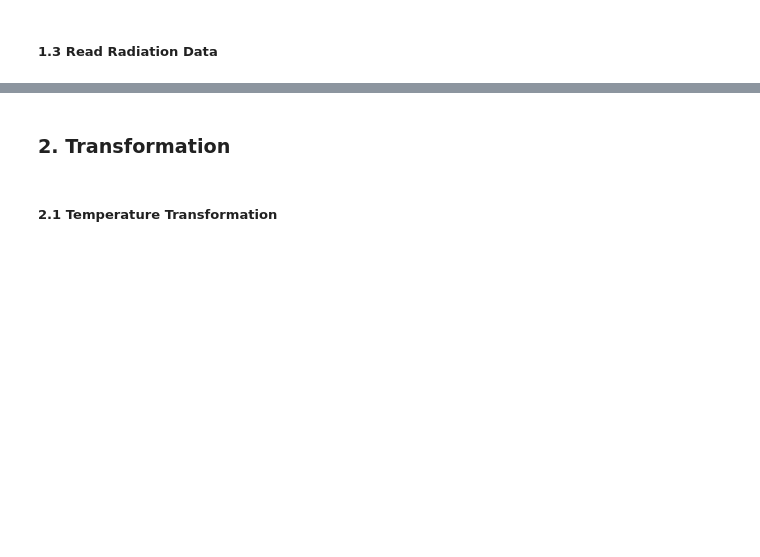
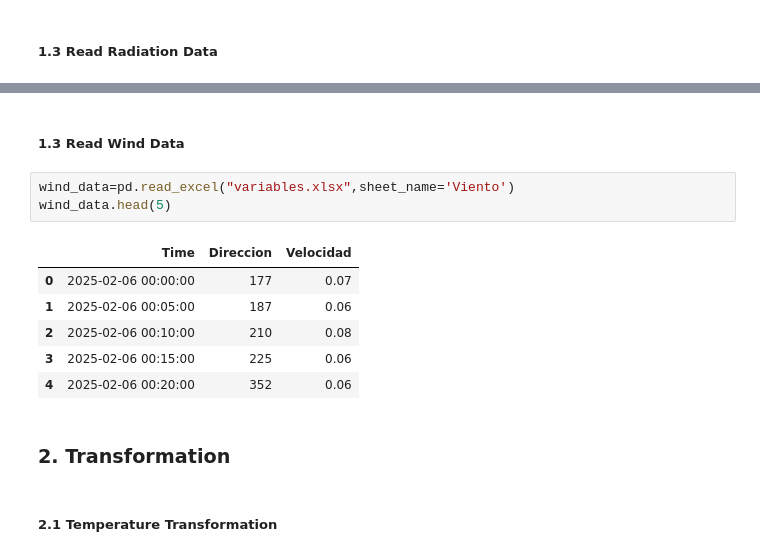
Before and after one commit to JorgeJolaUnal/tomato_climate_project, a Jupyter notebook: TL/TL.ipynb, the cells around one changed output, grey strips where cells are left out. Cells and saved outputs as stored; diff of their text form; blank space fills up the shorter version.

```diff
--- a/TL/TL.ipynb
+++ b/TL/TL.ipynb
@@ -48,3 +48,15 @@ rad_data.head(5)
+# %% [markdown]
+##### 1.3 Read Wind Data
+# %%
+wind_data=pd.read_excel("variables.xlsx",sheet_name='Viento')
+wind_data.head(5)
+# %% [output]
+|  | Time | Direccion | Velocidad |
+| 0 | 2025-02-06 00:00:00 | 177 | 0.07 |
+| 1 | 2025-02-06 00:05:00 | 187 | 0.06 |
+| 2 | 2025-02-06 00:10:00 | 210 | 0.08 |
+| 3 | 2025-02-06 00:15:00 | 225 | 0.06 |
+| 4 | 2025-02-06 00:20:00 | 352 | 0.06 |
 # %% [markdown]
 ### 2. Transformation
 # %% [markdown]
```
Also changed, not shown: parts of 23 cells of this notebook, 13 other files.
